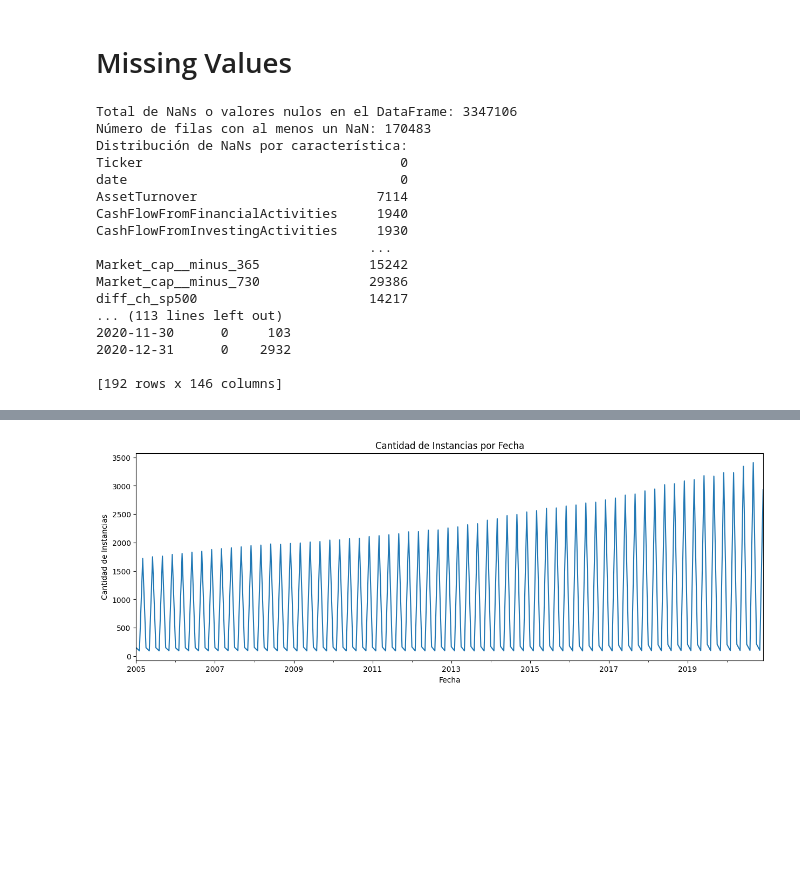
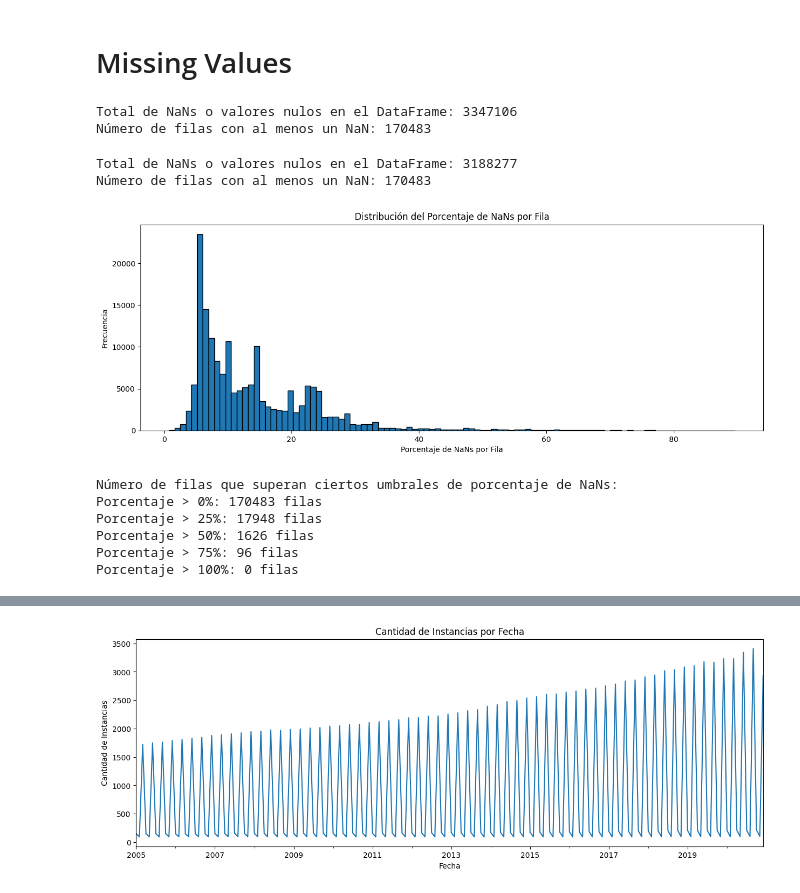
Before and after one commit to adrianibeas/zrive-ds, a Jupyter notebook: src/module_5/module5.ipynb_/module5.ipynb, the cells around one changed output, grey strips where cells are left out. Saved outputs shown, nothing was run; the diff lists cells and outputs as text; code cells hidden in the pictures; blank space fills up the shorter version.

```diff
--- a/src/module_5/module5.ipynb_/module5.ipynb
+++ b/src/module_5/module5.ipynb_/module5.ipynb
@@ -326,32 +339,54 @@ print(f"Total de NaNs o valores nulos en el DataFrame: {total_nans}")
 # Número de filas que contienen al menos un NaN
 rows_with_nan = data_set.isnull().any(axis=1).sum()
 print(f"Número de filas con al menos un NaN: {rows_with_nan}")
-
-# Distribución de NaNs por característica
-nans_per_feature = data_set.isnull().sum()
-print("Distribución de NaNs por característica:")
-print(nans_per_feature)
-
-# Distribución de NaNs por fecha
-nans_by_date = data_set.groupby('date').apply(lambda df: df.isnull().sum())
-print("Distribución de NaNs por fecha:")
-print(nans_by_date)
 # %% [output]
 Total de NaNs o valores nulos en el DataFrame: 3347106
 Número de filas con al menos un NaN: 170483
-Distribución de NaNs por característica:
-Ticker                                 0
-date                                   0
-AssetTurnover                       7114
-CashFlowFromFinancialActivities     1940
-CashFlowFromInvestingActivities     1930
-                                   ...
-Market_cap__minus_365              15242
-Market_cap__minus_730              29386
-diff_ch_sp500                      14217
-... (113 lines left out)
-2020-11-30      0     103
-2020-12-31      0    2932
-
-[192 rows x 146 columns]
+# %%
+columns_to_remove = get_columns_to_remove()
+
+data_set_train = data_set.drop(columns = columns_to_remove, errors = "ignore")
+import pandas as pd
+
+# Número total de NaN o nulos en todo el DataFrame
+total_nans = data_set_train.isnull().sum().sum()
+print(f"Total de NaNs o valores nulos en el DataFrame: {total_nans}")
+
+# Número de filas que contienen al menos un NaN
+rows_with_nan = data_set_train.isnull().any(axis=1).sum()
+print(f"Número de filas con al menos un NaN: {rows_with_nan}")
+# %% [output]
+Total de NaNs o valores nulos en el DataFrame: 3188277
+Número de filas con al menos un NaN: 170483
+# %%
+import pandas as pd
+import matplotlib.pyplot as plt
+
+# Calcula el porcentaje de NaNs por fila
+nan_percentage_per_row = data_set_train.isnull().mean(axis=1) * 100
+
+# Graficar la distribución del porcentaje de NaNs por fila
+plt.figure(figsize=(15, 5))
+nan_percentage_per_row.hist(bins=100, edgecolor='k')
+plt.title('Distribución del Porcentaje de NaNs por Fila')
+plt.xlabel('Porcentaje de NaNs por Fila')
+plt.ylabel('Frecuencia')
+plt.grid(False)
+plt.show()
+
+# Análisis de umbral
+thresholds = [0, 25, 50, 75, 100]
+rows_above_threshold = {thresh: (nan_percentage_per_row > thresh).sum() for thresh in thresholds}
+
+print("Número de filas que superan ciertos umbrales de porcentaje de NaNs:")
+for thresh, count in rows_above_threshold.items():
+    print(f"Porcentaje > {thresh}%: {count} filas")
+# %% [output]
+[figure, added]
+Número de filas que superan ciertos umbrales de porcentaje de NaNs:
+Porcentaje > 0%: 170483 filas
+Porcentaje > 25%: 17948 filas
+Porcentaje > 50%: 1626 filas
+Porcentaje > 75%: 96 filas
+Porcentaje > 100%: 0 filas
 # %%
```
Also changed, not shown: parts of 7 cells of this notebook, 1 other file.
